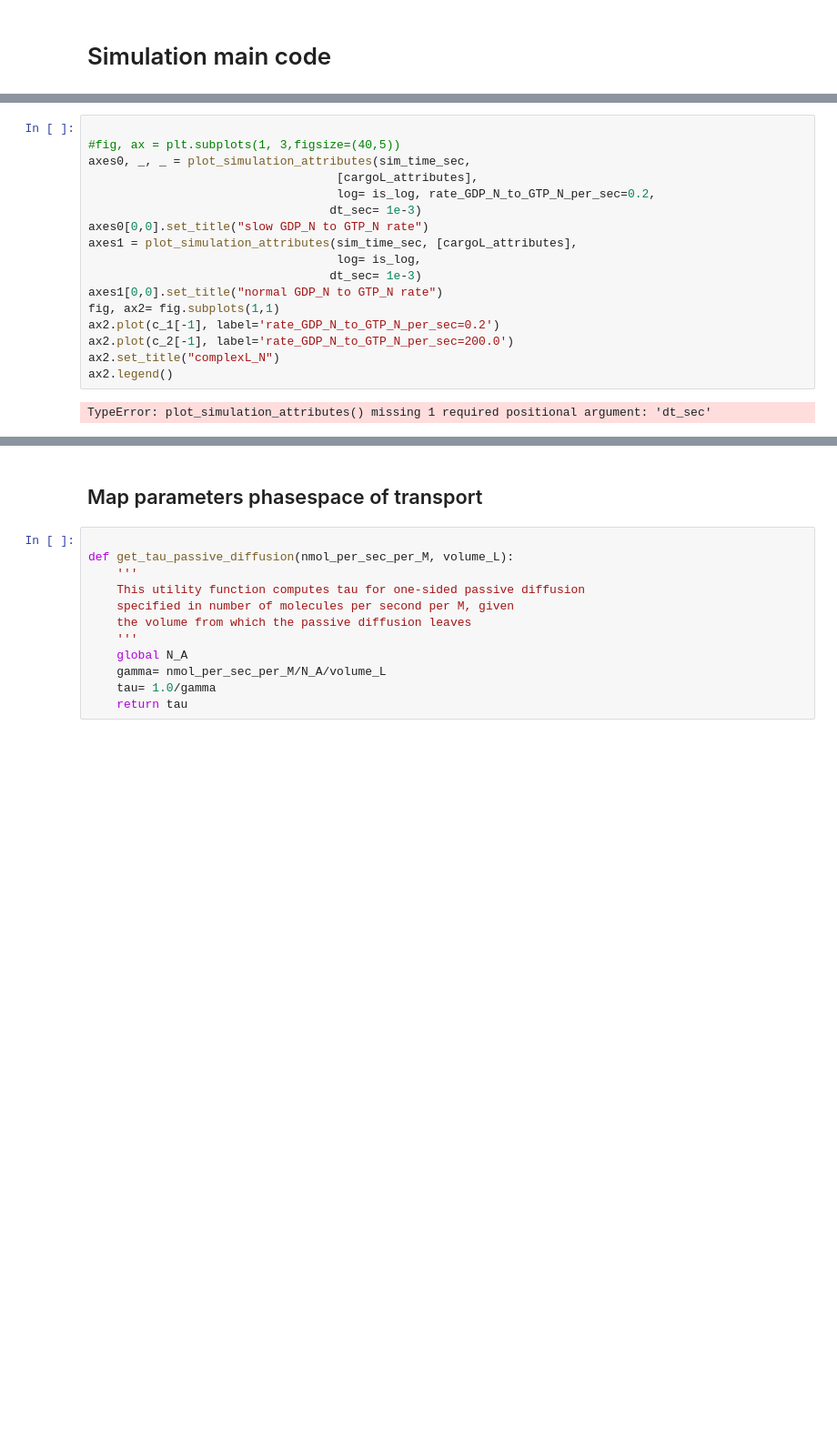
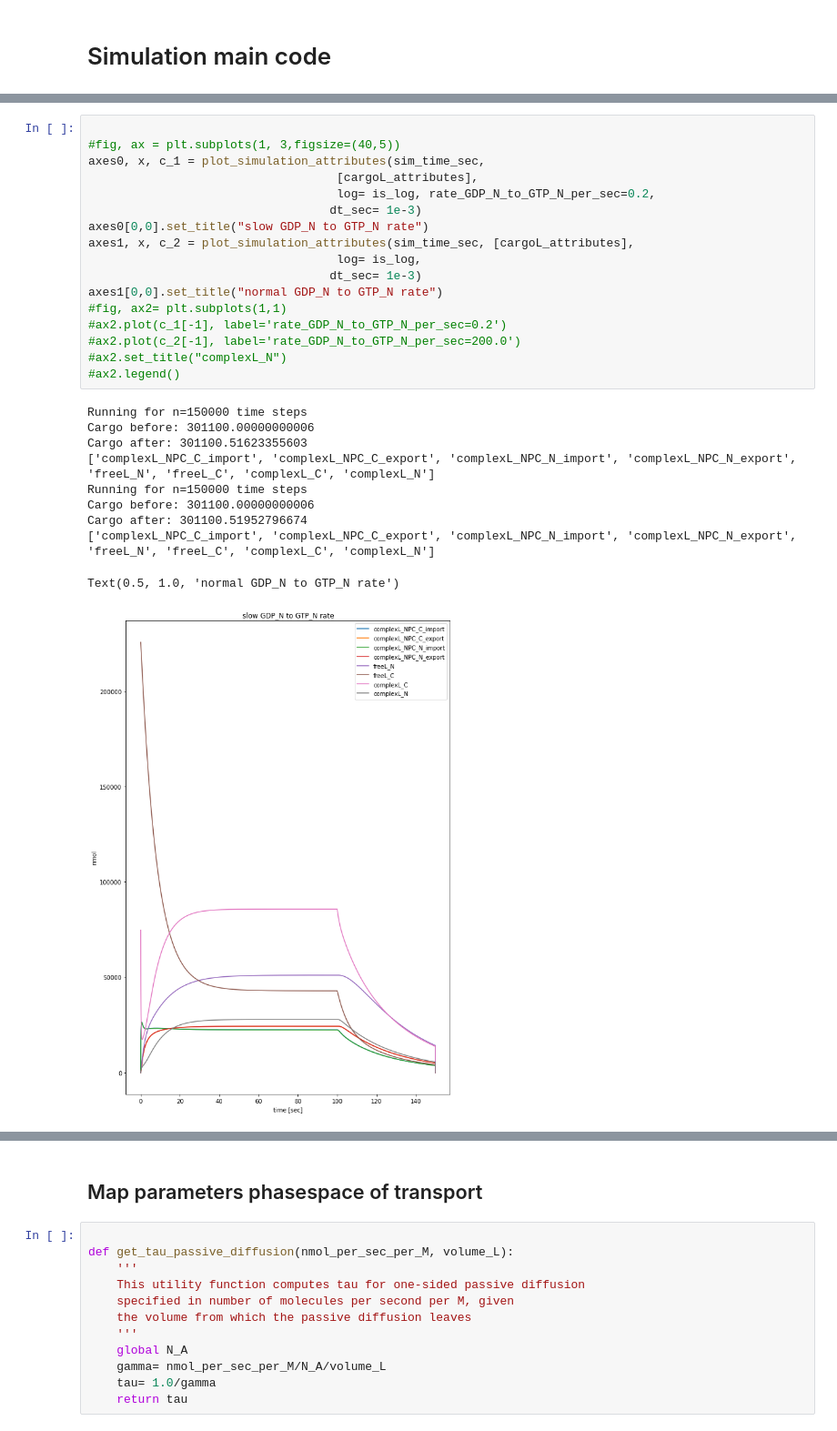
Before and after one commit to ravehlab/npctransport_kinetic, a Jupyter notebook: NPC_FLIP_simulations.ipynb, the cells around one changed output, grey strips where cells are left out. Shown at 91% size. Cells and saved outputs as stored; diff of their text form; blank space fills up the shorter version.

```diff
--- a/NPC_FLIP_simulations.ipynb
+++ b/NPC_FLIP_simulations.ipynb
@@ -157,19 +220,28 @@ dict_keys(['GDP_N', 'GDP_C', 'GTP_N', 'GTP_C', 'complexL_NPC_C_import', 'complex
 # %%
 
 #fig, ax = plt.subplots(1, 3,figsize=(40,5))
-axes0, _, _ = plot_simulation_attributes(sim_time_sec,
+axes0, x, c_1 = plot_simulation_attributes(sim_time_sec,
                                    [cargoL_attributes],
                                    log= is_log, rate_GDP_N_to_GTP_N_per_sec=0.2,
                                   dt_sec= 1e-3)
 axes0[0,0].set_title("slow GDP_N to GTP_N rate")
-axes1 = plot_simulation_attributes(sim_time_sec, [cargoL_attributes],
+axes1, x, c_2 = plot_simulation_attributes(sim_time_sec, [cargoL_attributes],
                                    log= is_log,
                                   dt_sec= 1e-3)
 axes1[0,0].set_title("normal GDP_N to GTP_N rate")
-fig, ax2= fig.subplots(1,1)
-ax2.plot(c_1[-1], label='rate_GDP_N_to_GTP_N_per_sec=0.2')
-ax2.plot(c_2[-1], label='rate_GDP_N_to_GTP_N_per_sec=200.0')
-ax2.set_title("complexL_N")
-ax2.legend()
+#fig, ax2= plt.subplots(1,1)
+#ax2.plot(c_1[-1], label='rate_GDP_N_to_GTP_N_per_sec=0.2')
+#ax2.plot(c_2[-1], label='rate_GDP_N_to_GTP_N_per_sec=200.0')
+#ax2.set_title("complexL_N")
+#ax2.legend()
 # %% [output]
-TypeError: plot_simulation_attributes() missing 1 required positional argument: 'dt_sec'
+Running for n=150000 time steps
+Cargo before: 301100.00000000006
+Cargo after: 301100.51623355603
+['complexL_NPC_C_import', 'complexL_NPC_C_export', 'complexL_NPC_N_import', 'complexL_NPC_N_export', 'freeL_N', 'freeL_C', 'complexL_C', 'complexL_N']
+Running for n=150000 time steps
+Cargo before: 301100.00000000006
+Cargo after: 301100.51952796674
+['complexL_NPC_C_import', 'complexL_NPC_C_export', 'complexL_NPC_N_import', 'complexL_NPC_N_export', 'freeL_N', 'freeL_C', 'complexL_C', 'complexL_N']
+Text(0.5, 1.0, 'normal GDP_N to GTP_N rate')
+[figure, added]
```
Also changed, not shown: parts of 18 cells of this notebook, 1 other file.
